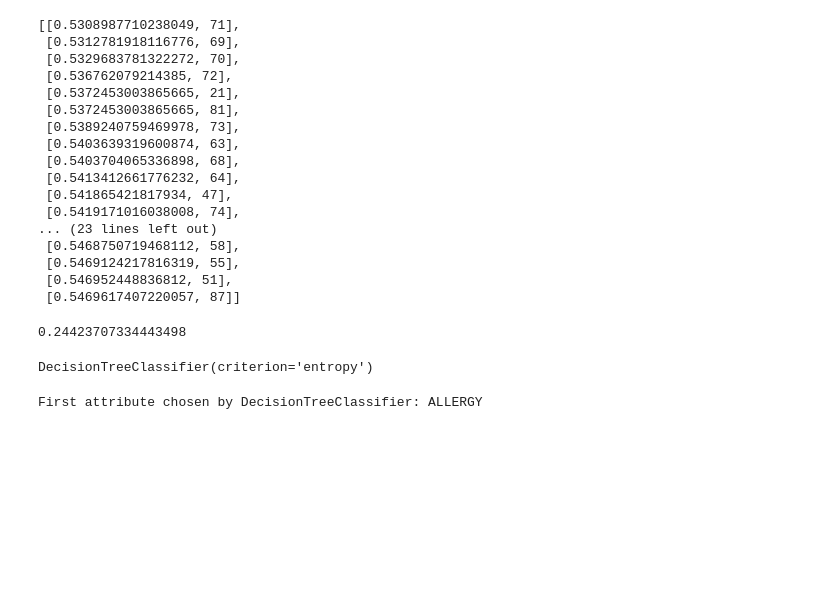
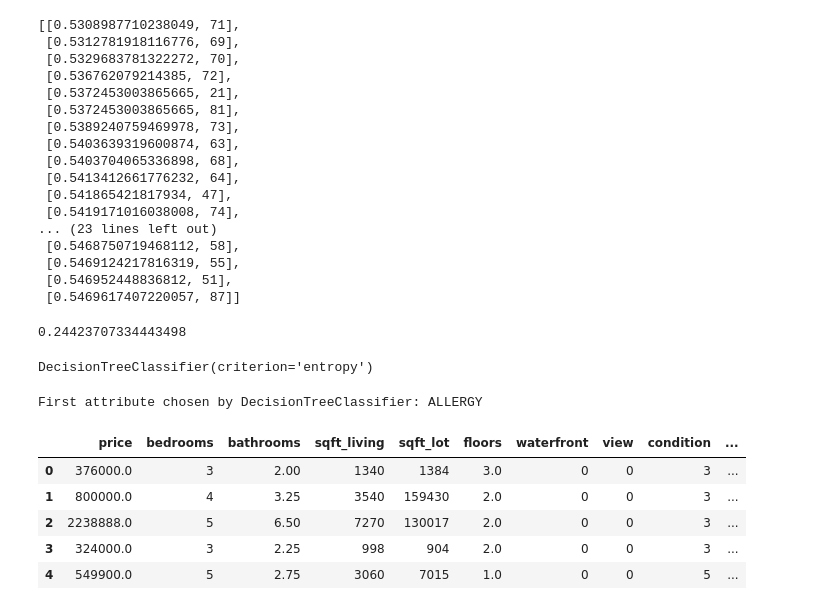
Before and after one commit to jhbellingrath/CS-290-Classwork, a Jupyter notebook: notebooks/gp.ipynb, the cells around one changed output. Drawn from its saved outputs; the diff is of its cells as text; code cells hidden in the pictures; blank space fills up the shorter version.

```diff
--- a/notebooks/gp.ipynb
+++ b/notebooks/gp.ipynb
@@ -142,3 +142,14 @@ first_split_attribute = X.columns[clf.tree_.feature[0]]
 print("First attribute chosen by DecisionTreeClassifier:", first_split_attribute)
 # %% [output]
 First attribute chosen by DecisionTreeClassifier: ALLERGY
+# %%
+df2=pd.read_csv('https://raw.githubusercontent.com/jhbellingrath/CS-290-Classwork/refs/heads/main/data/Housing_Prices.csv')
+# %%
+df2.head()
+# %% [output]
+|  | price | bedrooms | bathrooms | sqft_living | sqft_lot | floors | waterfront | view | condition | ... |
+| 0 | 376000.0 | 3 | 2.00 | 1340 | 1384 | 3.0 | 0 | 0 | 3 | ... |
+| 1 | 800000.0 | 4 | 3.25 | 3540 | 159430 | 2.0 | 0 | 0 | 3 | ... |
+| 2 | 2238888.0 | 5 | 6.50 | 7270 | 130017 | 2.0 | 0 | 0 | 3 | ... |
+| 3 | 324000.0 | 3 | 2.25 | 998 | 904 | 2.0 | 0 | 0 | 3 | ... |
+| 4 | 549900.0 | 5 | 2.75 | 3060 | 7015 | 1.0 | 0 | 0 | 5 | ... |
```
